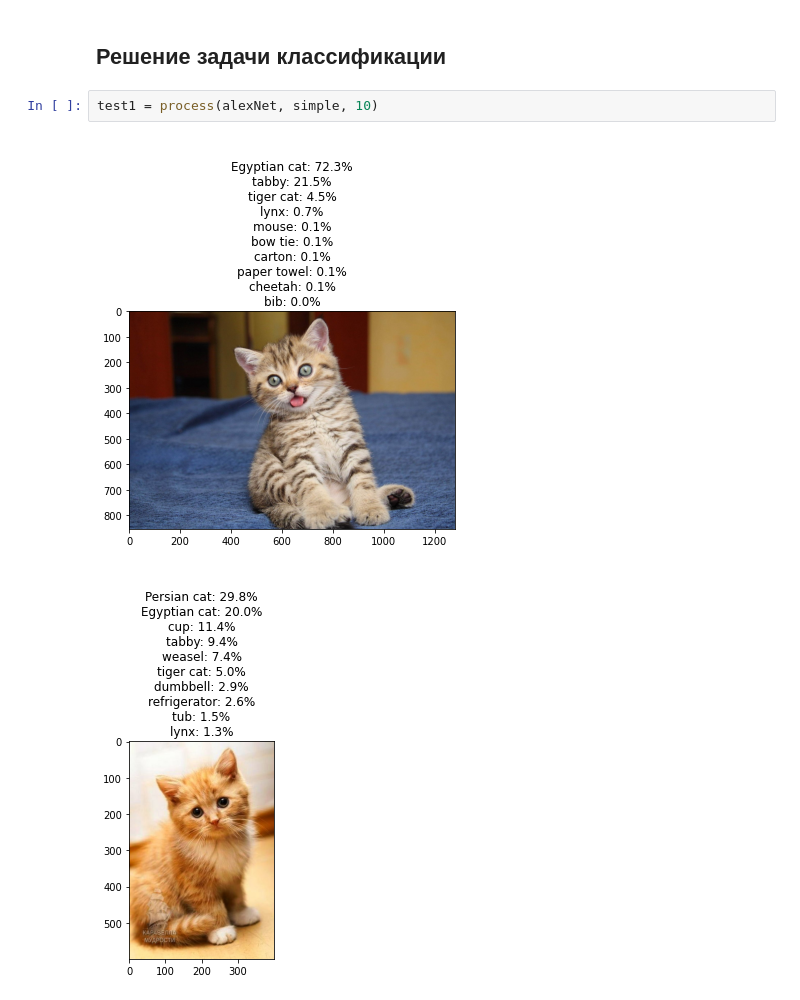
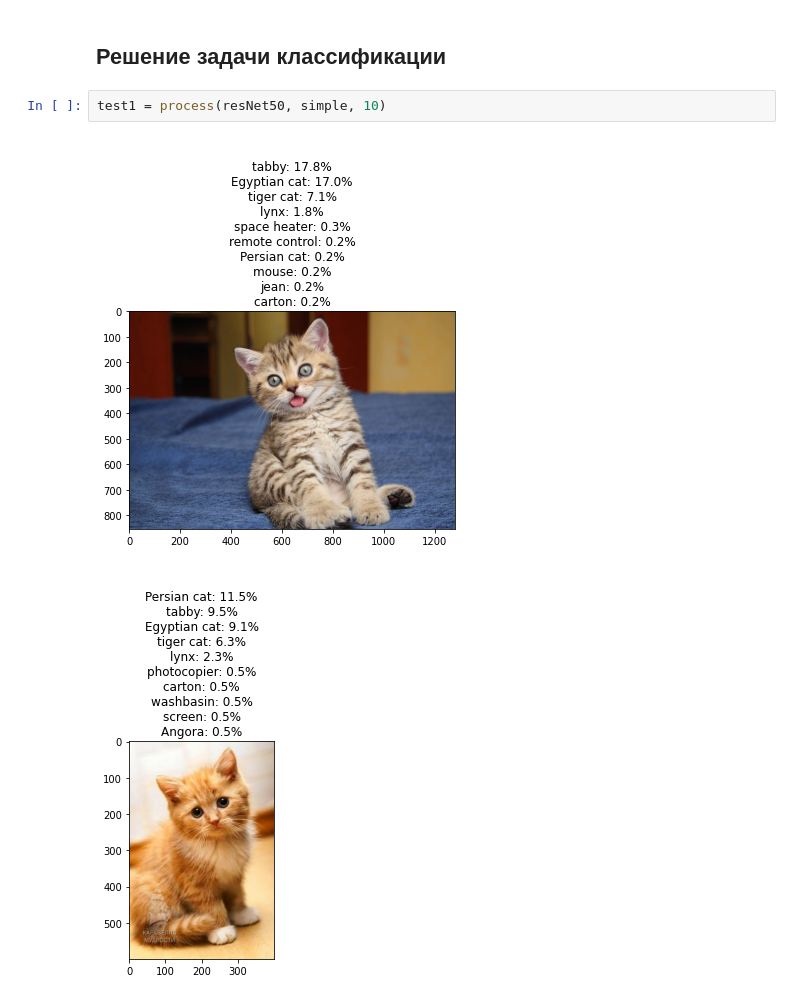
Before and after one commit to ant-nik/neural_network_course, a Jupyter notebook: neuro_practice_1.ipynb, the cells around one changed output. Saved outputs shown, nothing was run; the diff lists cells and outputs as text.

```diff
--- a/neuro_practice_1.ipynb
+++ b/neuro_practice_1.ipynb
@@ -128,7 +131,7 @@ animals = '''
 # %% [markdown]
 ## Решение задачи классификации
 # %%
-test1 = process(alexNet, simple, 10)
+test1 = process(resNet50, simple, 10)
 # %% [output]
-[figure, old version]
+[figure, new version]
-[figure, old version]
+[figure, new version]
```
Also changed, not shown: parts of 4 cells of this notebook.
